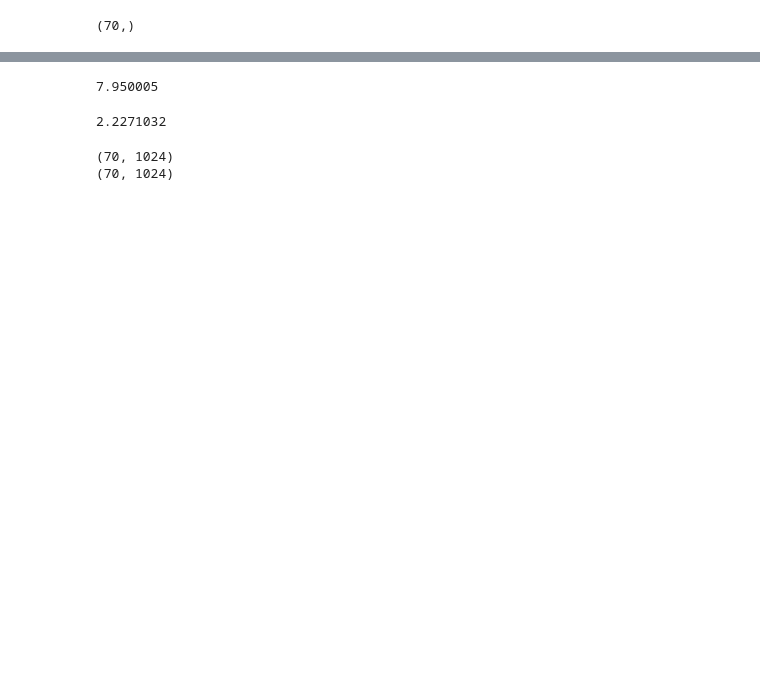
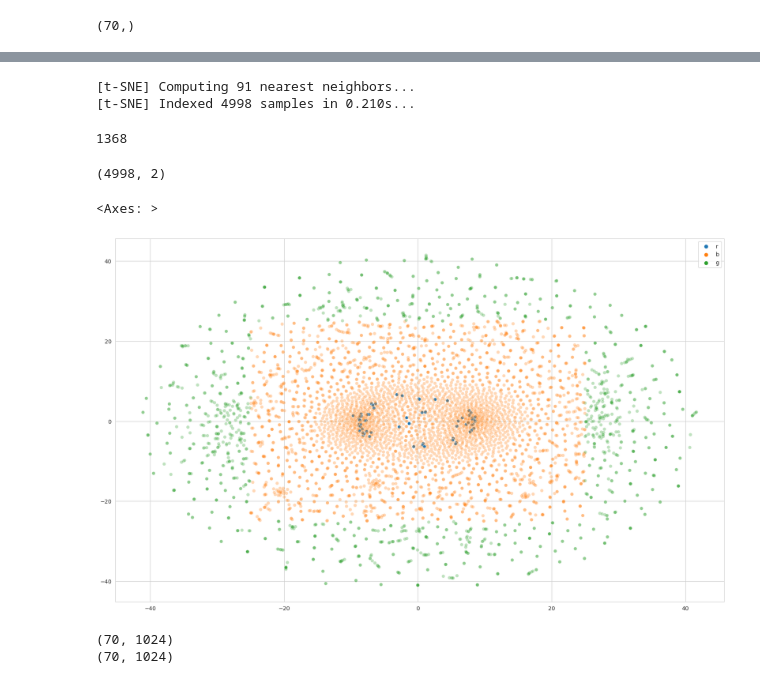
Before and after one commit to mitjanikolaus/multimodal_decoding, a Jupyter notebook: notebooks/analysis_stuff.ipynb, the cells around one changed output, grey strips where cells are left out. Drawn from its saved outputs; the diff is of its cells as text; code cells hidden in the pictures; blank space fills up the shorter version.

```diff
--- a/notebooks/analysis_stuff.ipynb
+++ b/notebooks/analysis_stuff.ipynb
@@ -83,22 +63,11 @@ test_paths.shape
 # %% [output]
 (70,)
 # %%
-from tqdm import trange
-from preprocessing.create_gray_matter_masks import get_graymatter_mask_path
-import nibabel
-test_fmri = []
-
-gray_matter_mask_path = get_graymatter_mask_path(SUBJECT)
-gray_matter_mask_img = nibabel.load(gray_matter_mask_path)
-gray_matter_mask_data = gray_matter_mask_img.get_fdata()
-gray_matter_mask = gray_matter_mask_data == 1
-print(f"Gray matter mask size: {gray_matter_mask.sum()}")
-
-fmri_betas = []
-for idx in trange(10, desc="loading fmri data"):
+fmri_test_betas = []
+for idx in trange(len(test_paths), desc="loading fmri data"):
     sample = nibabel.load(test_paths[idx])
     sample = sample.get_fdata()
     sample = sample[gray_matter_mask].astype('float32').reshape(-1)
-    fmri_betas.append(sample)
+    fmri_test_betas.append(sample)
 
-fmri_betas = np.array(fmri_betas)
+fmri_test_betas = np.array(fmri_test_betas)
@@ -112,10 +74,7 @@ test_stim_types[0]
-# %%
-fmri_train_betas[:, 20000:20020].max(axis=0).mean()
-fmri_train_betas.max(axis=0).mean()
-# %% [output]
-7.950005
-# %%
-fmri_betas[:, 20000:20020].max(axis=0).mean()
-fmri_betas.max(axis=0).mean()
-# %% [output]
-2.2271032
+# %%
+train_test = np.concatenate((fmri_test_betas, fmri_train_betas))
+tsne = TSNE(n_components=2, learning_rate='auto', verbose=1, n_jobs=10, max_iter=1000)
+X_embedded = tsne.fit_transform(train_test)
+# %% [output]
+[t-SNE] Computing 91 nearest neighbors...
+[t-SNE] Indexed 4998 samples in 0.210s...
@@ -122,3 +97,31 @@ fmri_betas.max(axis=0).mean()
+# %%
+X_embedded_train = X_embedded[len(fmri_test_betas):]
+outlier_thresh = 25
+outliers = np.argwhere((X_embedded_train[:,0] > outlier_thresh) | (X_embedded_train[:,0] < -outlier_thresh) | (X_embedded_train[:,1] < -outlier_thresh) | (X_embedded_train[:,1] > outlier_thresh))
+outliers = outliers.flatten()
+len(outliers)
+# pickle.dump(outliers, open('outliers.p', 'wb'))
+# %% [output]
+1368
+# %%
+print(X_embedded.shape)
+assert X_embedded.shape[1] == 2
+train_hues = ['g' if i in outliers else 'b' for i in range(len(fmri_train_betas))]
+hue = ['r'] * len(fmri_test_betas) + train_hues
+alpha = [1] * len(fmri_test_betas) + [0.3] * len(fmri_train_betas)
+
+plt.figure(figsize=(20, 12))
+sns.scatterplot(
+    x = X_embedded[:, 0], y = X_embedded[:, 1],
+    hue = hue,
+    # palette = sns.color_palette("hls", 10),
+    legend = "full",
+    alpha = alpha
+)
+# %% [output]
+(4998, 2)
+<Axes: >
+[figure, added]
 # %%
 
 # targets = pickle.load(open('/home/mitja/Downloads/targets.p', 'rb'))[test_stim_types == STIM_TYPE]
```
Also changed, not shown: parts of 18 cells of this notebook, 1 other file.
